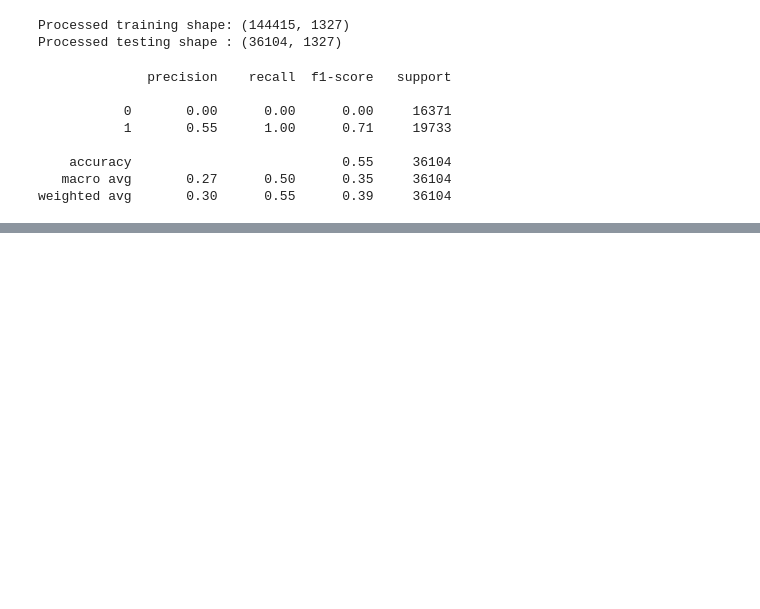
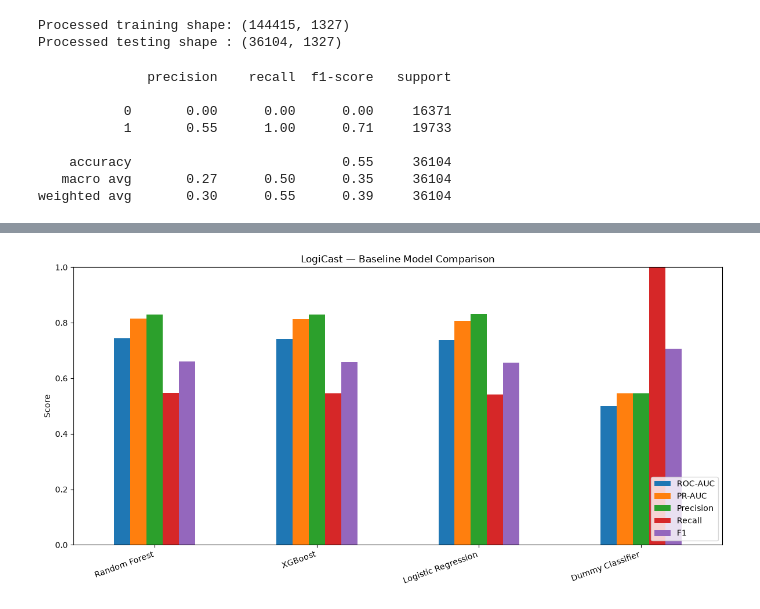
Before and after one commit to kush11-m/LogiCast, a Jupyter notebook: notebooks/03_baseline_models.ipynb, the cells around one changed output, grey strips where cells are left out. Drawn from its saved outputs; the diff is of its cells as text; code cells hidden in the pictures; blank space fills up the shorter version.

```diff
--- a/notebooks/03_baseline_models.ipynb
+++ b/notebooks/03_baseline_models.ipynb
@@ -230,0 +255,20 @@ weighted avg       0.30      0.55      0.39     36104
+# %%
+logistic_model = LogisticRegression(
+    max_iter=1000,
+    class_weight="balanced",
+    random_state=42
+)
+
+logistic_model.fit(
+    X_train_processed,
+    y_train
+)
+
+logistic_results = evaluate_model(
+    "Logistic Regression",
+    logistic_model,
+    X_test_processed,
+    y_test
+)
+
+print(logistic_results)
@@ -230,0 +410,26 @@ weighted avg       0.30      0.55      0.39     36104
+# %%
+metrics_to_plot = [
+    "ROC-AUC",
+    "PR-AUC",
+    "Precision",
+    "Recall",
+    "F1"
+]
+
+plot_data = results.set_index("Model")[metrics_to_plot]
+
+ax = plot_data.plot(
+    kind="bar",
+    figsize=(12, 6)
+)
+
+ax.set_title("LogiCast — Baseline Model Comparison")
+ax.set_ylabel("Score")
+ax.set_ylim(0, 1)
+ax.set_xlabel("")
+plt.xticks(rotation=20, ha="right")
+plt.legend(loc="lower right")
+plt.tight_layout()
+plt.show()
+# %% [output]
+[figure, added]
```
Also changed, not shown: parts of 18 cells of this notebook, 26 other files.
